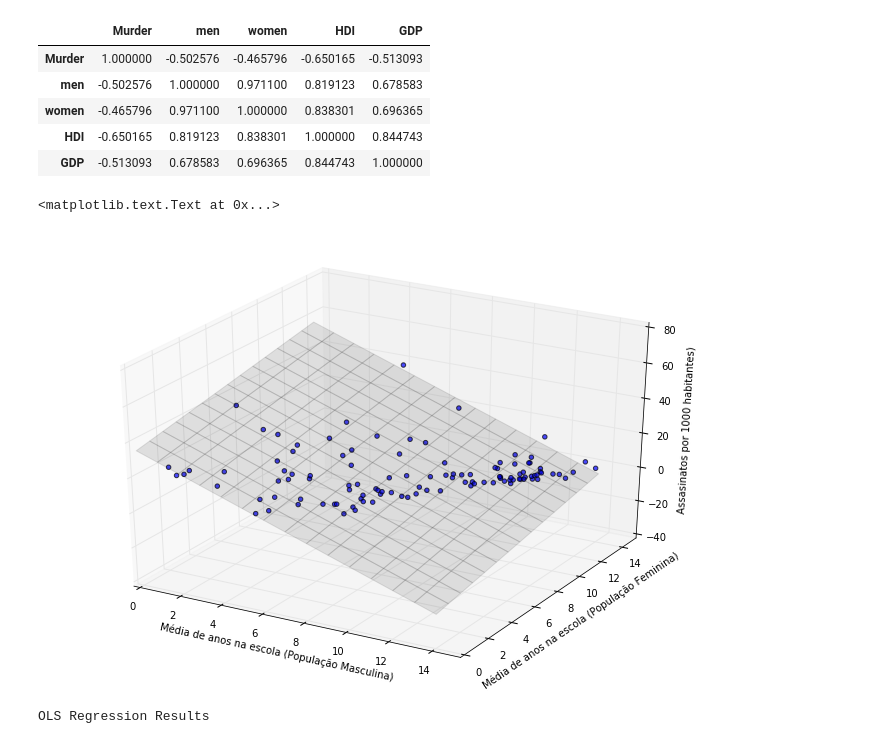
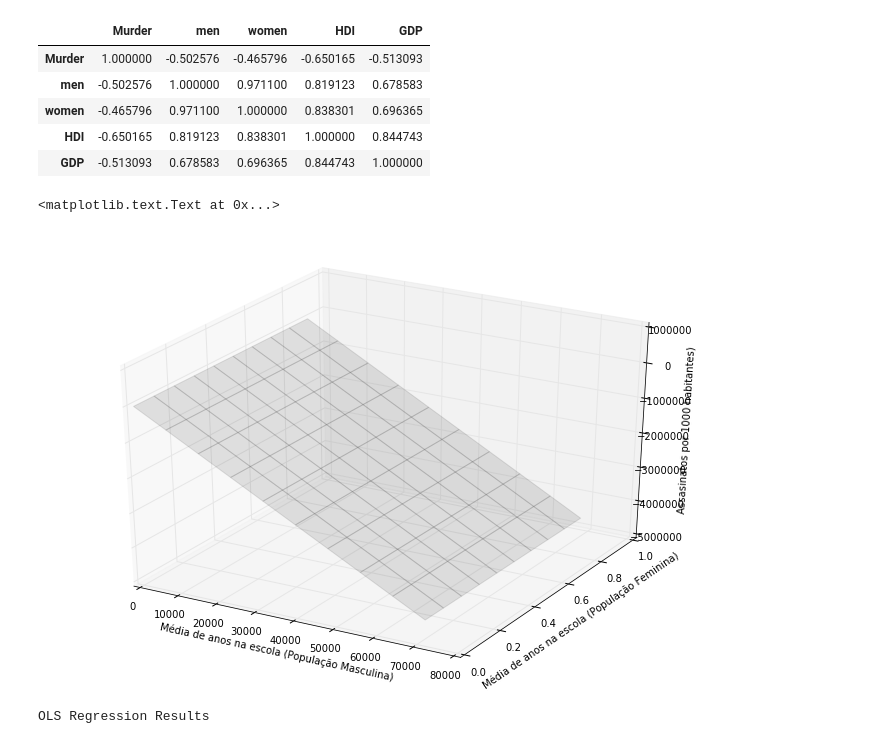
Before and after one commit to Patrick8991/Projeto_3_CD, a Jupyter notebook: Projeto_3.ipynb, the cells around one changed output. Saved outputs shown, nothing was run; the diff lists cells and outputs as text; code cells hidden in the pictures.

```diff
--- a/Projeto_3.ipynb
+++ b/Projeto_3.ipynb
@@ -140,40 +140,40 @@ df.corr(method='pearson')
 # %%
 #Linear Regression - PRIMEIRA MANEIRA DE FAZER REGRESSÃO USANDO PACOTE ols
 #Escreve modelo como no R
 
-model = sm.ols(formula='Murder ~ men + women', data = df)
+model = sm.ols(formula='Murder ~ HDI + GDP', data = df)
 fit = model.fit()
 fit.summary()
 
 fig = plt.figure(figsize=(12,8))
 ax = fig.add_subplot(111, projection='3d')
 
-x_surf = np.arange(0, 15, 1)                # generate a mesh
-y_surf = np.arange(0, 15, 1)
+x_surf = np.arange(0, 80000, 8000)                # generate a mesh
+y_surf = np.arange(0, 1, 0.1)
 x_surf, y_surf = np.meshgrid(x_surf, y_surf)
 
-exog = pd.core.frame.DataFrame({'men': x_surf.ravel(), 'women': y_surf.ravel()})
+exog = pd.core.frame.DataFrame({'HDI': x_surf.ravel(), 'GDP': y_surf.ravel()})
 out = fit.predict(exog = exog)
 ax.plot_surface(x_surf, y_surf,
                 out.reshape(x_surf.shape),
                 rstride=1,
                 cstride=1,
                 color='None',
                 alpha = 0.1)
 
-ax.scatter(df['men'], df['women'], df['Murder'],
+ax.scatter(df['HDI'], df['GDP'], df['Murder'],
            c='blue',
            marker='o',
            alpha=0.7)
 
-ax.set_xlim(0,15)
-ax.set_ylim(0,15)
+ax.set_xlim(0,80000)
+ax.set_ylim(0,1)
 ax.set_xlabel('Média de anos na escola (População Masculina)')
 ax.set_ylabel('Média de anos na escola (População Feminina)')
 ax.set_zlabel('Assasinatos por 1000 habitantes)')
 # %% [output]
 <matplotlib.text.Text at 0x...>
-[figure, old version]
+[figure, new version]
 # %%
 #Linear Regression - SEGUNDA MANEIRA DE FAZER REGRESSÃO USANDO PACOTE ols
 #Informando X como matriz de planejamento
```
Also changed, not shown: parts of 1 cell of this notebook.
